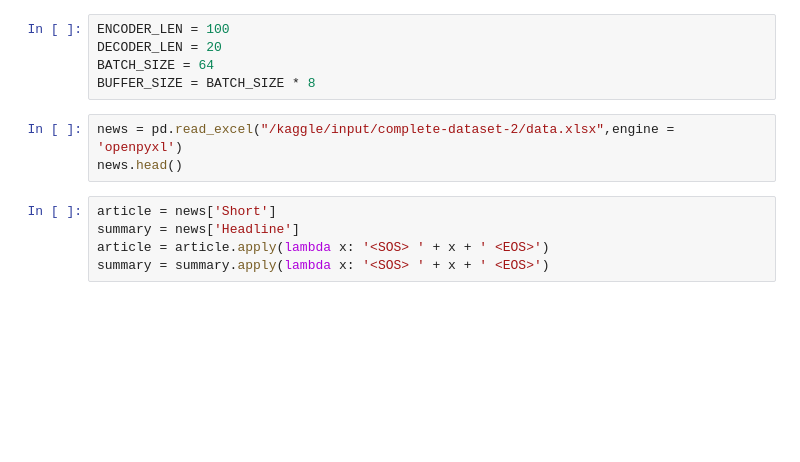
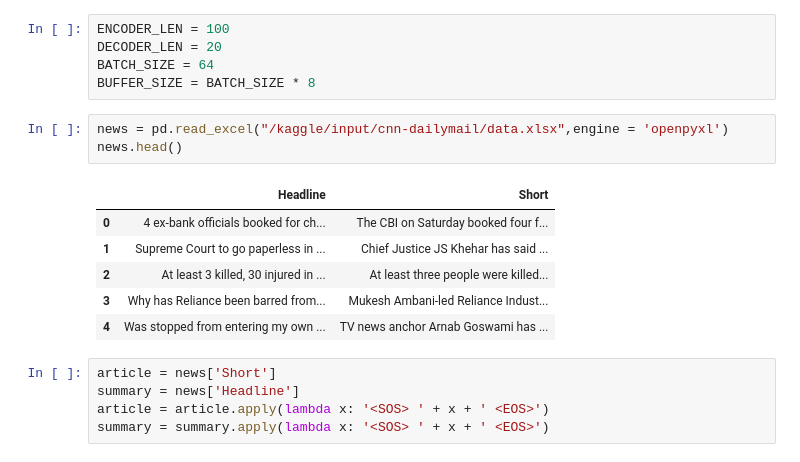
Before and after one commit to SarinSthapit/Text-Summarization-System, a Jupyter notebook: text-summarization-system.ipynb, the cells around one changed output. Saved outputs shown, nothing was run; the diff lists cells and outputs as text; blank space fills up the shorter version.

```diff
--- a/text-summarization-system.ipynb
+++ b/text-summarization-system.ipynb
@@ -31,8 +31,15 @@ DECODER_LEN = 20
 BATCH_SIZE = 64
 BUFFER_SIZE = BATCH_SIZE * 8
 # %%
-news = pd.read_excel("/kaggle/input/complete-dataset-2/data.xlsx",engine = 'openpyxl')
+news = pd.read_excel("/kaggle/input/cnn-dailymail/data.xlsx",engine = 'openpyxl')
 news.head()
+# %% [output]
+|  | Headline | Short |
+| 0 | 4 ex-bank officials booked for ch... | The CBI on Saturday booked four f... |
+| 1 | Supreme Court to go paperless in ... | Chief Justice JS Khehar has said ... |
+| 2 | At least 3 killed, 30 injured in ... | At least three people were killed... |
+| 3 | Why has Reliance been barred from... | Mukesh Ambani-led Reliance Indust... |
+| 4 | Was stopped from entering my own ... | TV news anchor Arnab Goswami has ... |
 # %%
 article = news['Short']
 summary = news['Headline']
```
Also changed, not shown: parts of 15 cells of this notebook.
